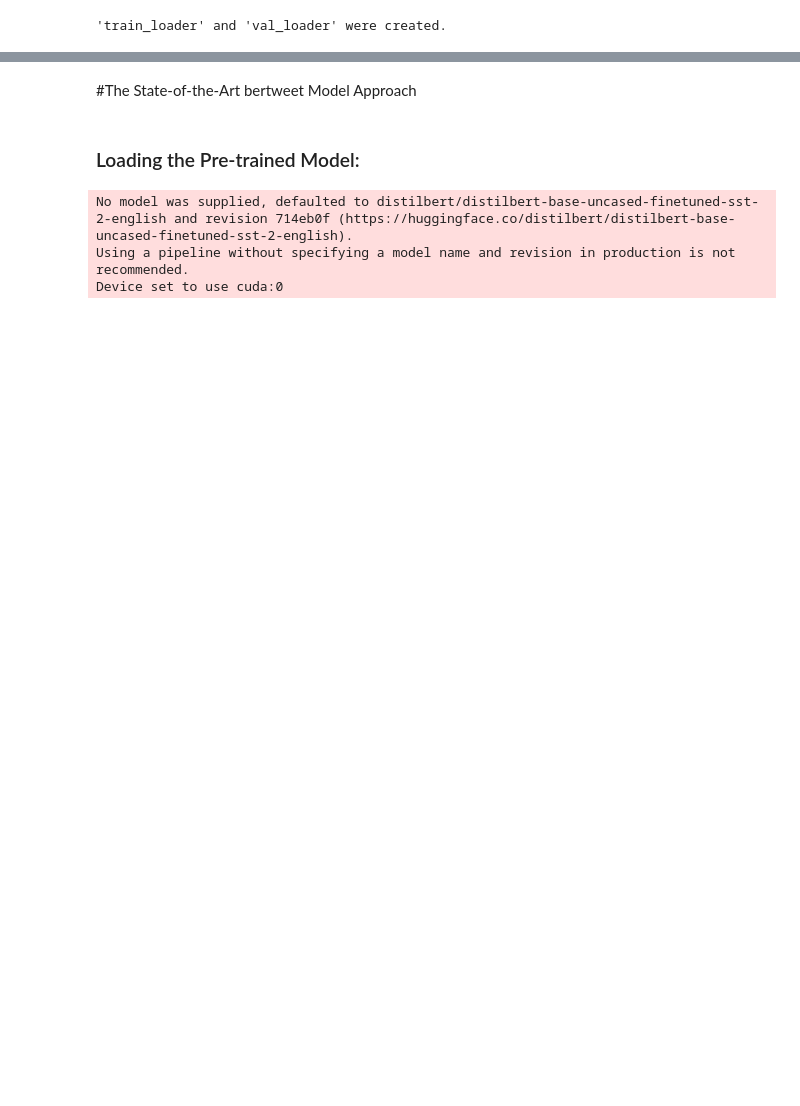
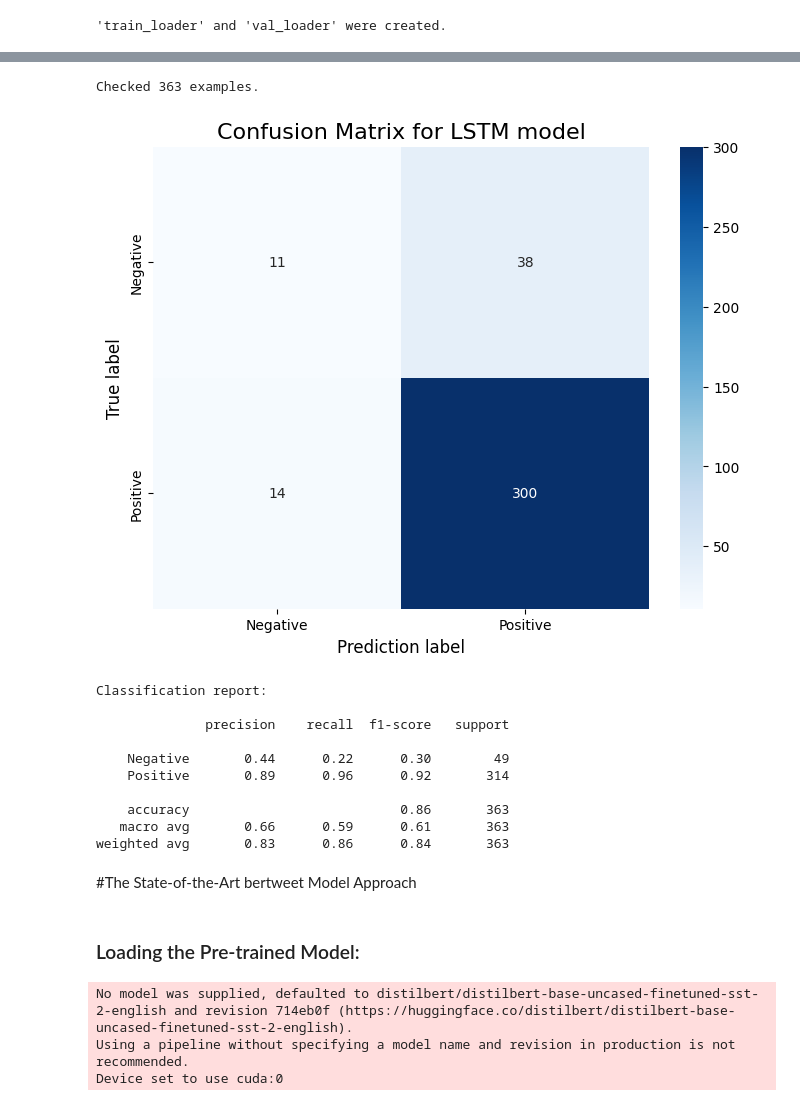
Before and after one commit to orangegreen212/Sentiment-Analysis-LTSM-and-BERT-Model, a Jupyter notebook: Sentiment_analysis.ipynb, the cells around one changed output, grey strips where cells are left out. Drawn from its saved outputs; the diff is of its cells as text; code cells hidden in the pictures; blank space fills up the shorter version.

```diff
--- a/Sentiment_analysis.ipynb
+++ b/Sentiment_analysis.ipynb
@@ -796,7 +850,7 @@ def binary_accuracy(preds, y):
     return acc
 
 # Set the number of training epochs
-epochs = 5 # 10 epochs is a good starting point. This can be adjusted later.
+epochs = 8 # 10 epochs is a good starting point. This can be adjusted later.
 
 # Start the main training loop
 for epoch in range(epochs):
@@ -964,3 +1021,53 @@ Result: Positive (Positive probability: 0.8966)
+# %%
+model.eval()
+
+all_true_labels = []
+all_predicted_labels = []
+with torch.no_grad():
+    for inputs, labels in val_loader:
+
+        inputs = inputs.to(device)
+        labels = labels.to(device)
+
+        outputs = model(inputs)
+
+        probs = torch.sigmoid(outputs.squeeze())
+        predicted = torch.round(probs)
+
+        all_true_labels.extend(labels.cpu().numpy())
+        all_predicted_labels.extend(predicted.cpu().numpy())
+
+print(f"Checked {len(all_true_labels)} examples.")
+
+
+cm = confusion_matrix(all_true_labels, all_predicted_labels)
+
+plt.figure(figsize=(8, 6))
+sns.heatmap(cm, annot=True, fmt='d', cmap='Blues',
+            xticklabels=['Negative', 'Positive'],
+            yticklabels=['Negative', 'Positive'])
+plt.title('Confusion Matrix for LSTM model', fontsize=16)
+plt.ylabel('True label', fontsize=12)
+plt.xlabel('Prediction label', fontsize=12)
+plt.show()
+
+
+print("\nClassification report:\n")
+report = classification_report(all_true_labels, all_predicted_labels, target_names=['Negative', 'Positive'])
+print(report)
+# %% [output]
+Checked 363 examples.
+[figure, added]
+Classification report:
+
+              precision    recall  f1-score   support
+
+    Negative       0.44      0.22      0.30        49
+    Positive       0.89      0.96      0.92       314
+
+    accuracy                           0.86       363
+   macro avg       0.66      0.59      0.61       363
+weighted avg       0.83      0.86      0.84       363
 # %% [markdown]
 #The State-of-the-Art bertweet Model Approach
 # %% [markdown]
```
Also changed, not shown: parts of 17 cells of this notebook.
